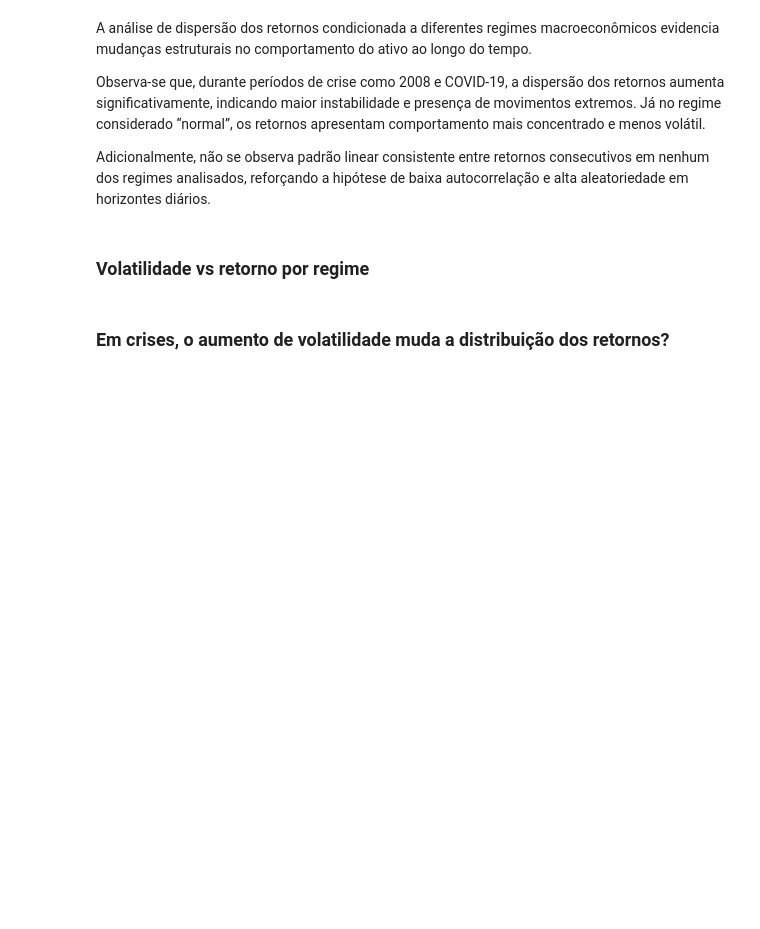
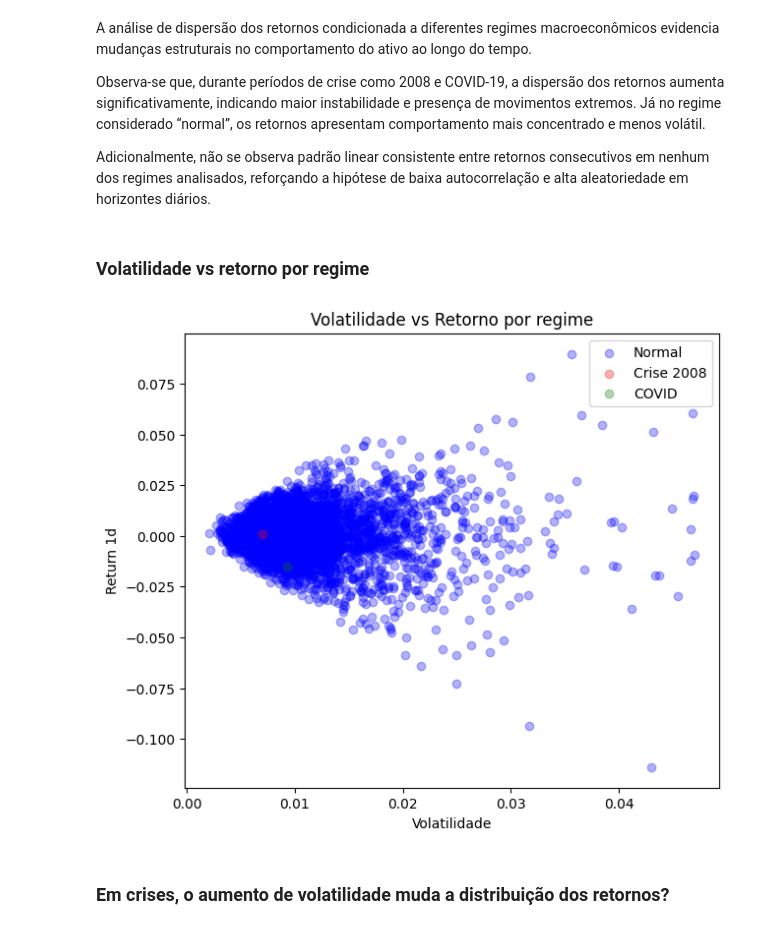
Before and after one commit to lalipedrozo/PUC_MVP_Analise_de_Dados, a Jupyter notebook: PUC_MVP_Analise_de_Dados.ipynb, the cells around one changed output. Drawn from its saved outputs; the diff is of its cells as text; code cells hidden in the pictures; blank space fills up the shorter version.

```diff
--- a/PUC_MVP_Analise_de_Dados.ipynb
+++ b/PUC_MVP_Analise_de_Dados.ipynb
@@ -687,21 +754,49 @@ Adicionalmente, não se observa padrão linear consistente entre retornos consec
 # %% [markdown]
 ### Volatilidade vs retorno por regime
 # %%
+df['Return_1d'] = df['Price'].pct_change()
+df['Volatility_10'] = df['Return_1d'].rolling(10).std()
+df = df.dropna()
+if 'Regime' not in df.columns:
+    df = df.reset_index()
+    df = df.rename(columns={'index': 'Date'})
+    df['Date'] = pd.to_datetime(df['Date'])
+
+    def define_regime(date):
+        if pd.Timestamp('2008-01-01') <= date <= pd.Timestamp('2009-12-31'):
+            return 'Crise 2008'
+        elif pd.Timestamp('2020-02-01') <= date <= pd.Timestamp('2021-12-31'):
+            return 'COVID'
+        else:
+            return 'Normal'
+
+    df['Regime'] = df['Date'].apply(define_regime)
+import matplotlib.pyplot as plt
+
+colors = {
+    'Normal': 'blue',
+    'Crise 2008': 'red',
+    'COVID': 'green'
+}
+
 plt.figure(figsize=(7,6))
 
 for r in df['Regime'].unique():
     subset = df[df['Regime'] == r]
+
     plt.scatter(subset['Volatility_10'],
                 subset['Return_1d'],
                 alpha=0.3,
                 label=r,
-                color=colors.get(r))
+                color=colors.get(r, 'gray'))
 
 plt.title('Volatilidade vs Retorno por regime')
 plt.xlabel('Volatilidade')
 plt.ylabel('Return 1d')
 plt.legend()
 plt.show()
+# %% [output]
+[figure, added]
 # %% [markdown]
 ### Em crises, o aumento de volatilidade muda a distribuição dos retornos?
 # %%
```
Also changed, not shown: parts of 37 cells of this notebook.
